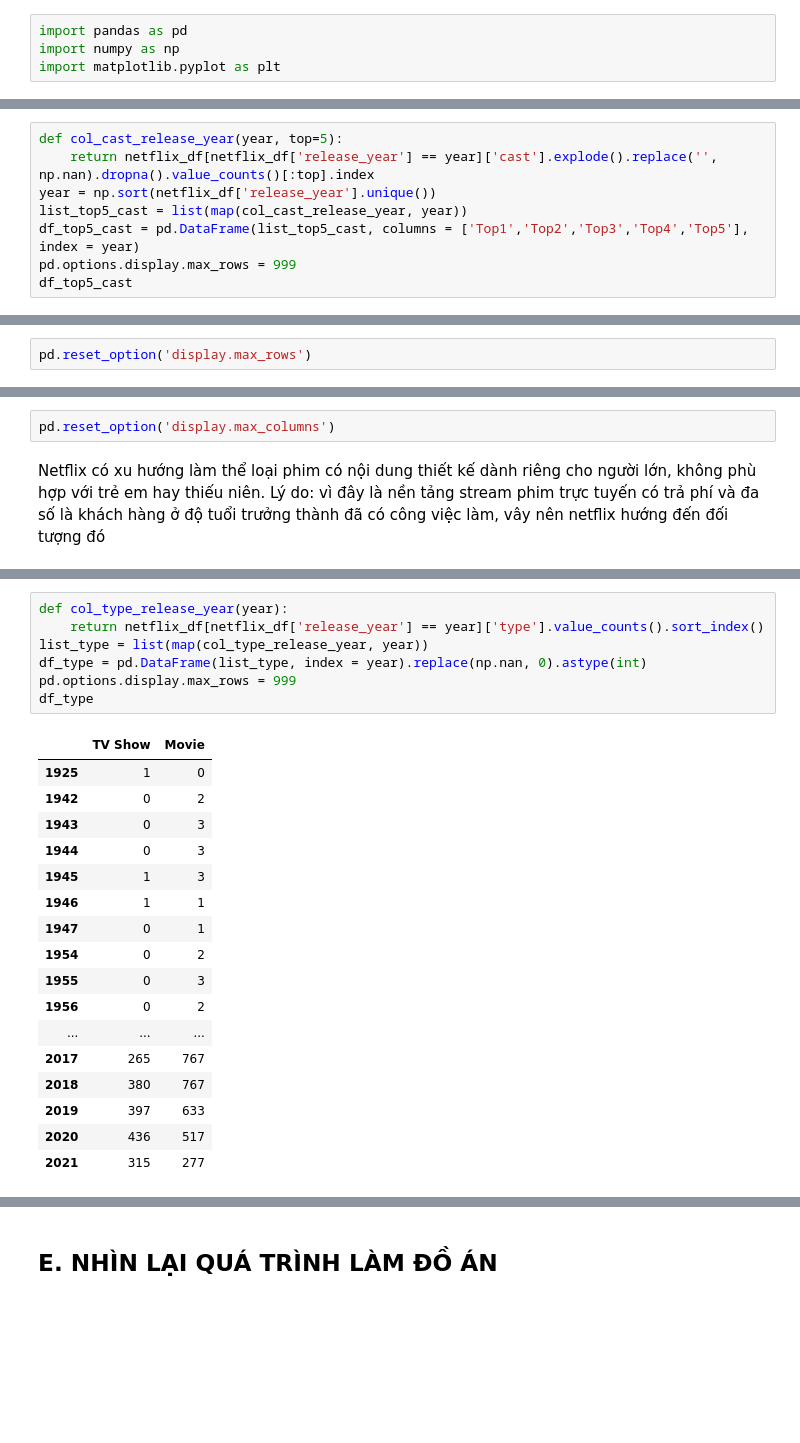
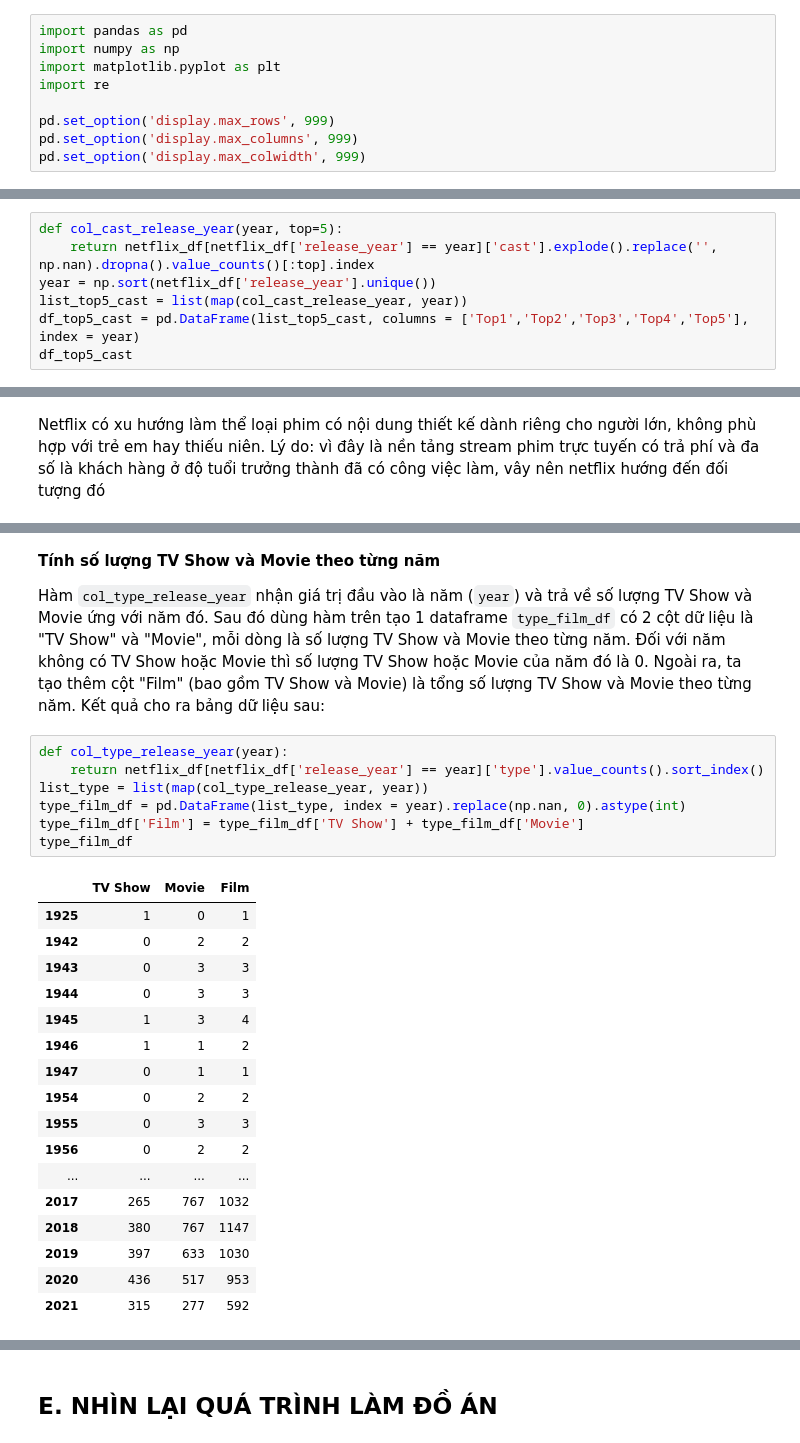
Before and after one commit to vt-khang/LTCKHDL-FinalProject, a Jupyter notebook: DNCK.ipynb, the cells around one changed output, grey strips where cells are left out. Drawn from its saved outputs; the diff is of its cells as text; blank space fills up the shorter version.

```diff
--- a/DNCK.ipynb
+++ b/DNCK.ipynb
@@ -11,6 +11,11 @@
 import pandas as pd
 import numpy as np
 import matplotlib.pyplot as plt
+import re
+
+pd.set_option('display.max_rows', 999)
+pd.set_option('display.max_columns', 999)
+pd.set_option('display.max_colwidth', 999)
 # %% [markdown]
 ## A. THU THẬP DỮ LIỆU
 # %% [markdown]
@@ -210,7 +215,6 @@ def col_cast_release_year(year, top=5):
 year = np.sort(netflix_df['release_year'].unique())
 list_top5_cast = list(map(col_cast_release_year, year))
 df_top5_cast = pd.DataFrame(list_top5_cast, columns = ['Top1','Top2','Top3','Top4','Top5'], index = year)
-pd.options.display.max_rows = 999
 df_top5_cast
 # %% [output]
 |  | Top1 | Top2 | Top3 | Top4 | Top5 |
@@ -233,5 +237,3 @@ df_top5_cast
-# %%
-pd.reset_option('display.max_rows')
 # %% [markdown]
 ### Câu 2: Xu hướng làm phim của Netflix hướng tới đối tượng nào qua từng năm
 # %%
@@ -247,5 +249,3 @@ df_top1_rating.T
-# %%
-pd.reset_option('display.max_columns')
 # %% [markdown]
 Netflix có xu hướng làm thể loại phim có nội dung thiết kế dành riêng cho người lớn, không phù hợp với trẻ em hay thiếu niên.
 Lý do: vì đây là nền tảng stream phim trực tuyến có trả phí và đa số là khách hàng ở độ tuổi trưởng thành đã có công việc làm, vây nên netflix hướng đến đối tượng đó
@@ -254,25 +263,29 @@ Lý do: vì đây là nền tảng stream phim trực tuyến có trả phí và
+# %% [markdown]
+**Tính số lượng TV Show và Movie theo từng năm**
+
+Hàm `col_type_release_year` nhận giá trị đầu vào là năm (`year`) và trả về số lượng TV Show và Movie ứng với năm đó. Sau đó dùng hàm trên tạo 1 dataframe `type_film_df` có 2 cột dữ liệu là "TV Show" và "Movie", mỗi dòng là số lượng TV Show và Movie theo từng năm. Đối với năm không có TV Show hoặc Movie thì số lượng TV Show hoặc Movie của năm đó là 0. Ngoài ra, ta tạo thêm cột "Film" (bao gồm TV Show và Movie) là tổng số lượng TV Show và Movie theo từng năm. Kết quả cho ra bảng dữ liệu sau:
 # %%
 def col_type_release_year(year):
     return netflix_df[netflix_df['release_year'] == year]['type'].value_counts().sort_index()
 list_type = list(map(col_type_release_year, year))
-df_type = pd.DataFrame(list_type, index = year).replace(np.nan, 0).astype(int)
-pd.options.display.max_rows = 999
-df_type
+type_film_df = pd.DataFrame(list_type, index = year).replace(np.nan, 0).astype(int)
+type_film_df['Film'] = type_film_df['TV Show'] + type_film_df['Movie']
+type_film_df
 # %% [output]
-|  | TV Show | Movie |
-| 1925 | 1 | 0 |
-| 1942 | 0 | 2 |
-| 1943 | 0 | 3 |
-| 1944 | 0 | 3 |
-| 1945 | 1 | 3 |
-| 1946 | 1 | 1 |
-| 1947 | 0 | 1 |
-| 1954 | 0 | 2 |
-| 1955 | 0 | 3 |
-| 1956 | 0 | 2 |
-| ... | ... | ... |
-| 2017 | 265 | 767 |
-| 2018 | 380 | 767 |
-| 2019 | 397 | 633 |
-| 2020 | 436 | 517 |
-| 2021 | 315 | 277 |
+|  | TV Show | Movie | Film |
+| 1925 | 1 | 0 | 1 |
+| 1942 | 0 | 2 | 2 |
+| 1943 | 0 | 3 | 3 |
+| 1944 | 0 | 3 | 3 |
+| 1945 | 1 | 3 | 4 |
+| 1946 | 1 | 1 | 2 |
+| 1947 | 0 | 1 | 1 |
+| 1954 | 0 | 2 | 2 |
+| 1955 | 0 | 3 | 3 |
+| 1956 | 0 | 2 | 2 |
+| ... | ... | ... | ... |
+| 2017 | 265 | 767 | 1032 |
+| 2018 | 380 | 767 | 1147 |
+| 2019 | 397 | 633 | 1030 |
+| 2020 | 436 | 517 | 953 |
+| 2021 | 315 | 277 | 592 |
```
Also changed, not shown: parts of 27 cells of this notebook.
